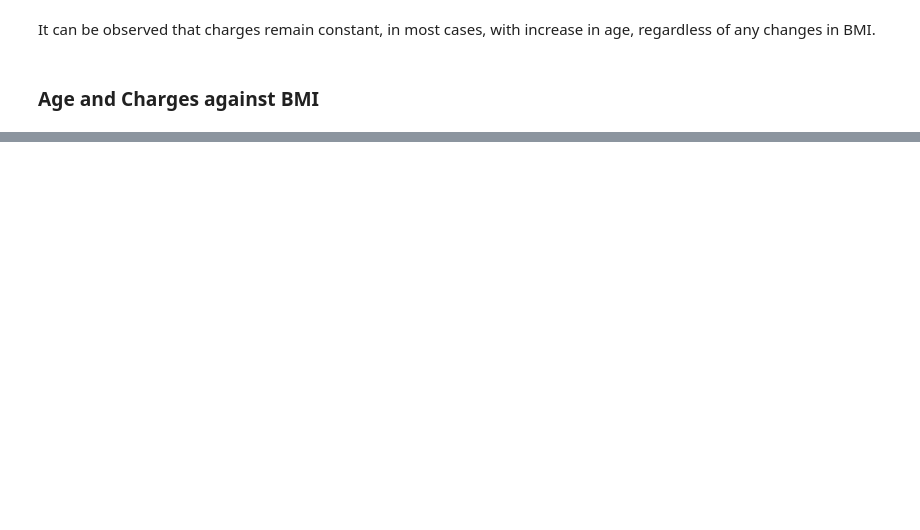
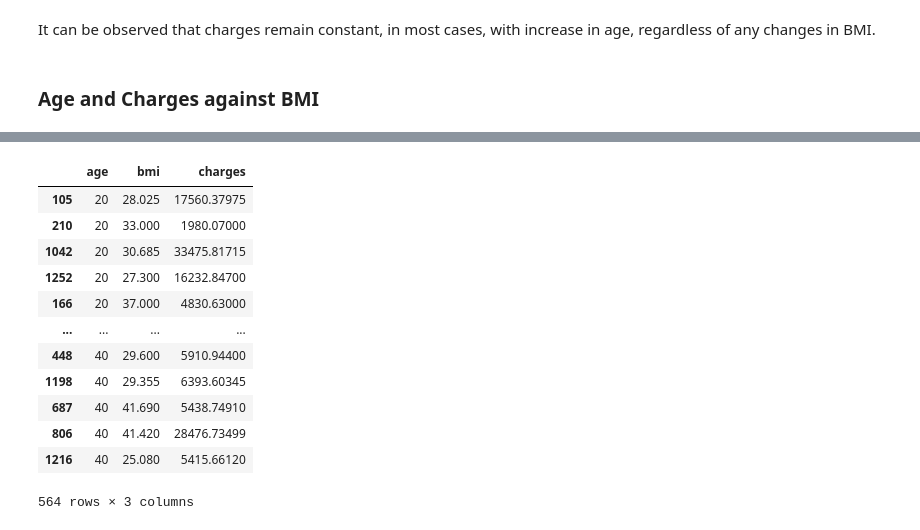
Before and after one commit to ubco-W2022T1-cosc301/project-group21, a Jupyter notebook: notebooks/analysis2a.ipynb, the cells around one changed output, grey strips where cells are left out. Drawn from its saved outputs; the diff is of its cells as text; code cells hidden in the pictures; blank space fills up the shorter version.

```diff
--- a/notebooks/analysis2a.ipynb
+++ b/notebooks/analysis2a.ipynb
@@ -145,0 +193,21 @@ It can be observed that with the increase in age, there is an increase in the ch
+# %%
+df3 = (
+    pd.DataFrame(df2)
+    .sort_values(by='age')
+)
+
+df3
+# %% [output]
+|  | age | bmi | charges |
+| 105 | 20 | 28.025 | 17560.37975 |
+| 210 | 20 | 33.000 | 1980.07000 |
+| 1042 | 20 | 30.685 | 33475.81715 |
+| 1252 | 20 | 27.300 | 16232.84700 |
+| 166 | 20 | 37.000 | 4830.63000 |
+| ... | ... | ... | ... |
+| 448 | 40 | 29.600 | 5910.94400 |
+| 1198 | 40 | 29.355 | 6393.60345 |
+| 687 | 40 | 41.690 | 5438.74910 |
+| 806 | 40 | 41.420 | 28476.73499 |
+| 1216 | 40 | 25.080 | 5415.66120 |
+564 rows × 3 columns
```
Also changed, not shown: parts of 10 cells of this notebook.
